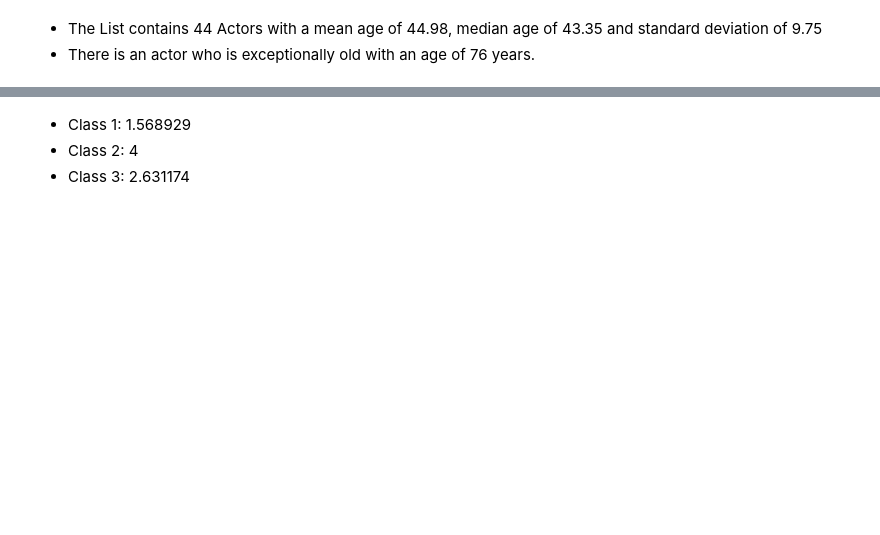
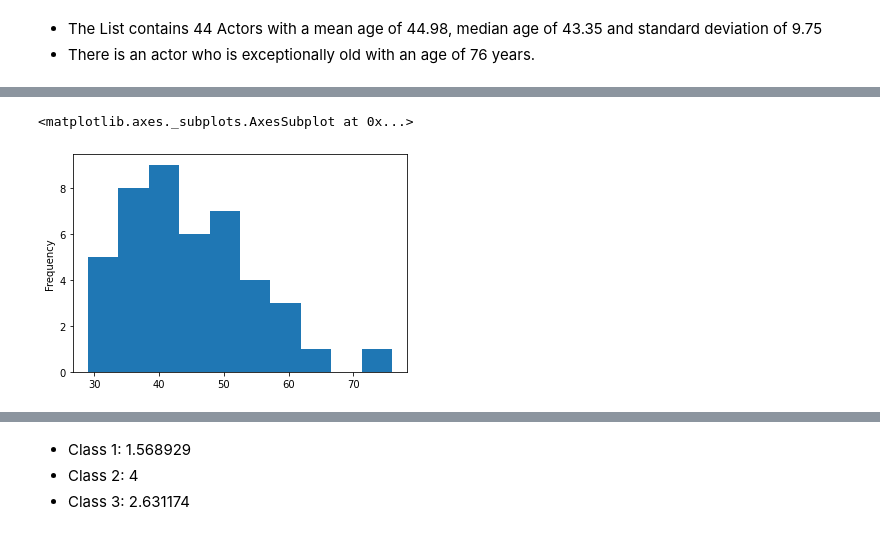
Before and after one commit to hiiamjay/Machine-Learning, a Jupyter notebook: Experiments/ML_EXP_1_3_7_2020.ipynb, the cells around one changed output, grey strips where cells are left out. Drawn from its saved outputs; the diff is of its cells as text; code cells hidden in the pictures; blank space fills up the shorter version.

```diff
--- a/Experiments/ML_EXP_1_3_7_2020.ipynb
+++ b/Experiments/ML_EXP_1_3_7_2020.ipynb
@@ -66,0 +111,5 @@ data1.head()
+# %%
+data2.Age.plot(kind='hist')
+# %% [output]
+<matplotlib.axes._subplots.AxesSubplot at 0x...>
+[figure, added]
```
Also changed, not shown: parts of 28 cells of this notebook.
